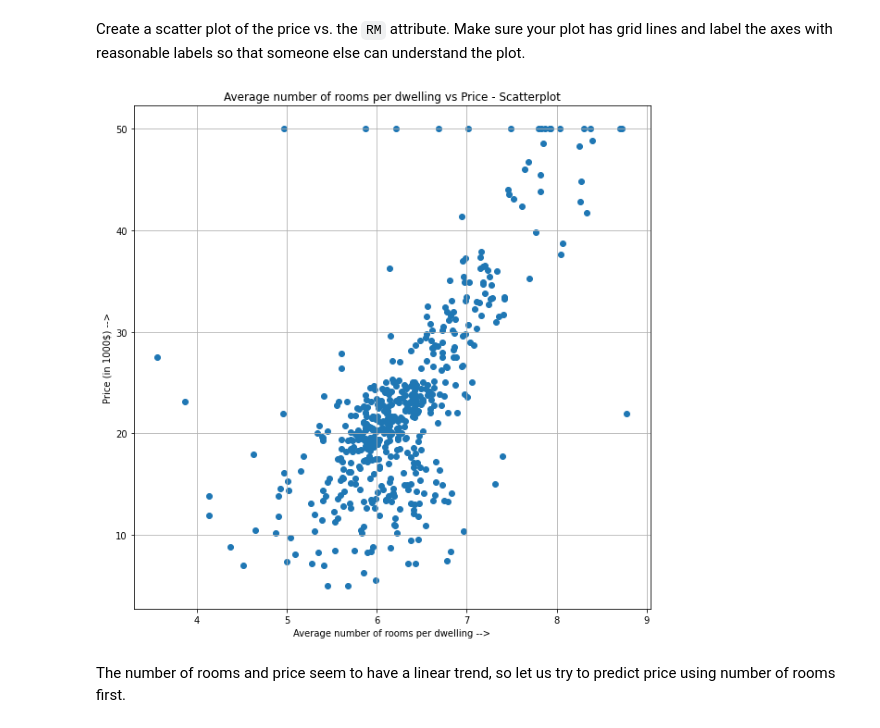
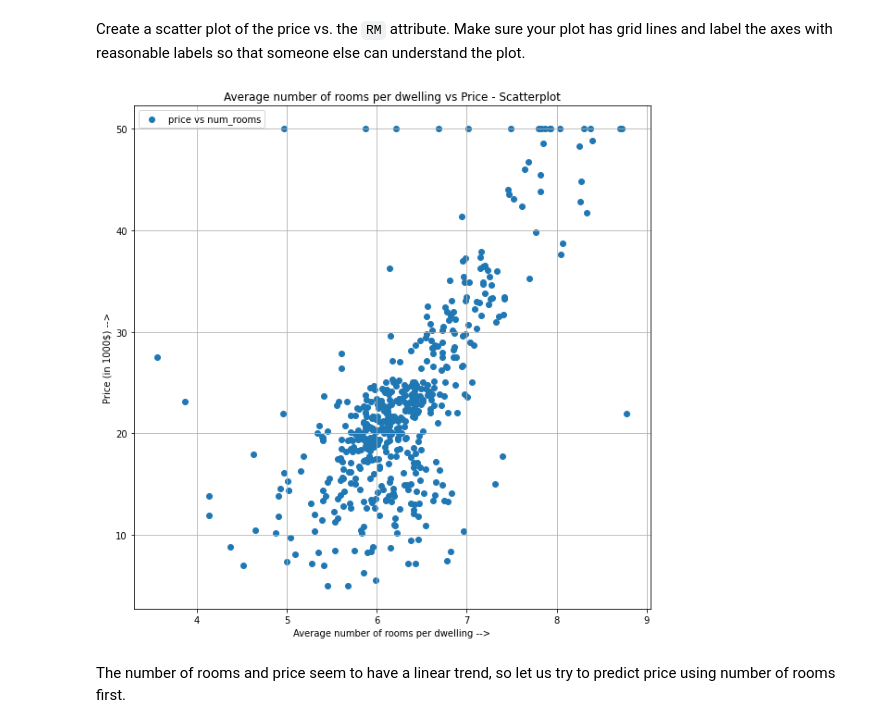
Before and after one commit to yashUcr773/CS_171_Intro_to_ML, a Jupyter notebook: Homework 2/fall2022_hw2.ipynb, the cells around one changed output. Drawn from its saved outputs; the diff is of its cells as text; code cells hidden in the pictures.

```diff
--- a/Homework 2/fall2022_hw2.ipynb
+++ b/Homework 2/fall2022_hw2.ipynb
@@ -171,14 +171,15 @@ Create a scatter plot of the price vs. the `RM` attribute.  Make sure your plot
 # %%
 # TODO
 fig = plt.figure(figsize=(10,10))
-plt.scatter(x, y)
+plt.scatter(x, y, label="price vs num_rooms")
 plt.xlabel('Average number of rooms per dwelling -->')
 plt.ylabel('Price (in 1000$) -->')
 plt.title('Average number of rooms per dwelling vs Price - Scatterplot')
+plt.legend(loc='upper left')
 plt.grid()
 plt.show()
 # %% [output]
-[figure, old version]
+[figure, new version]
 # %% [markdown]
 The number of rooms and price seem to have a linear trend, so let us try to predict price using number of rooms first.
 # %% [markdown]
```
Also changed, not shown: parts of 10 cells of this notebook, 3 other files.
